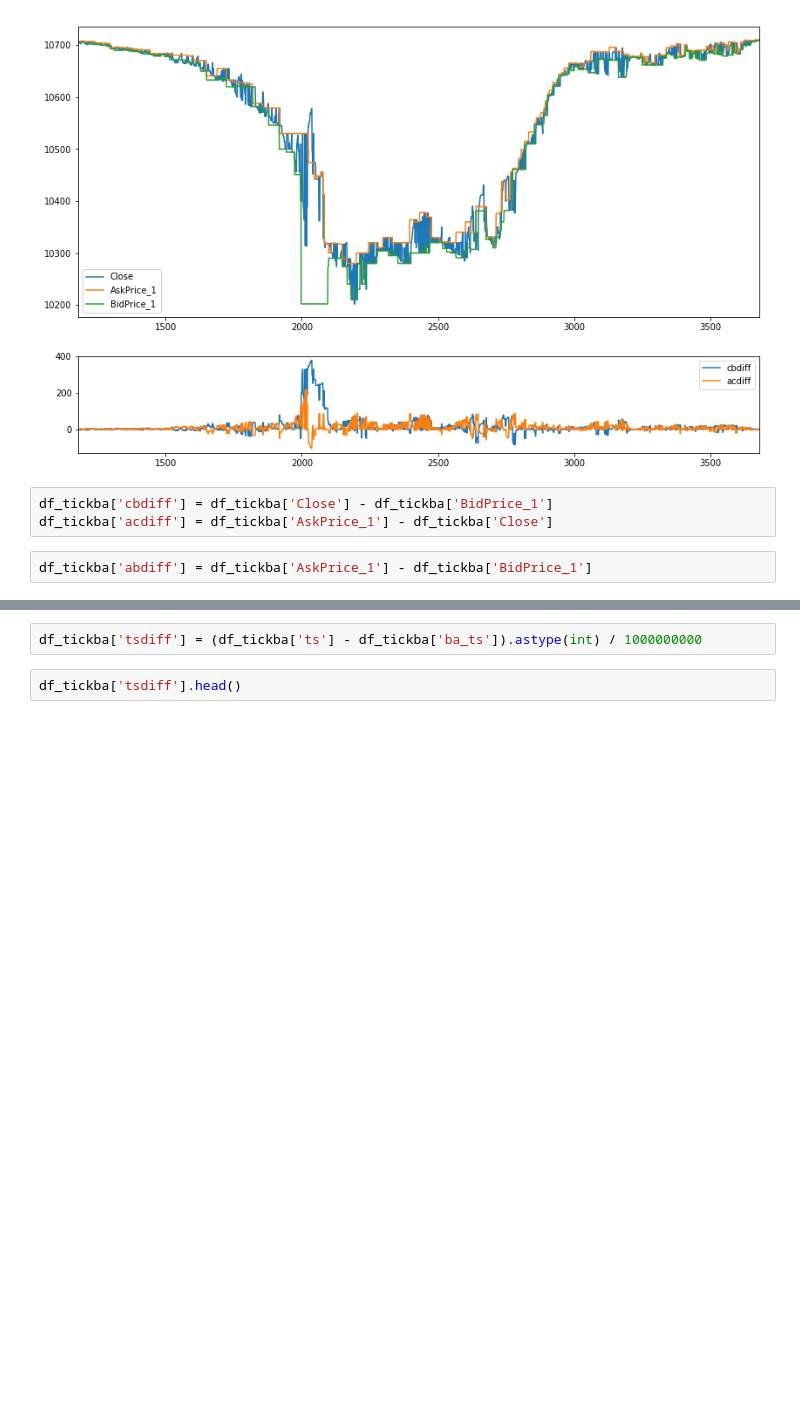
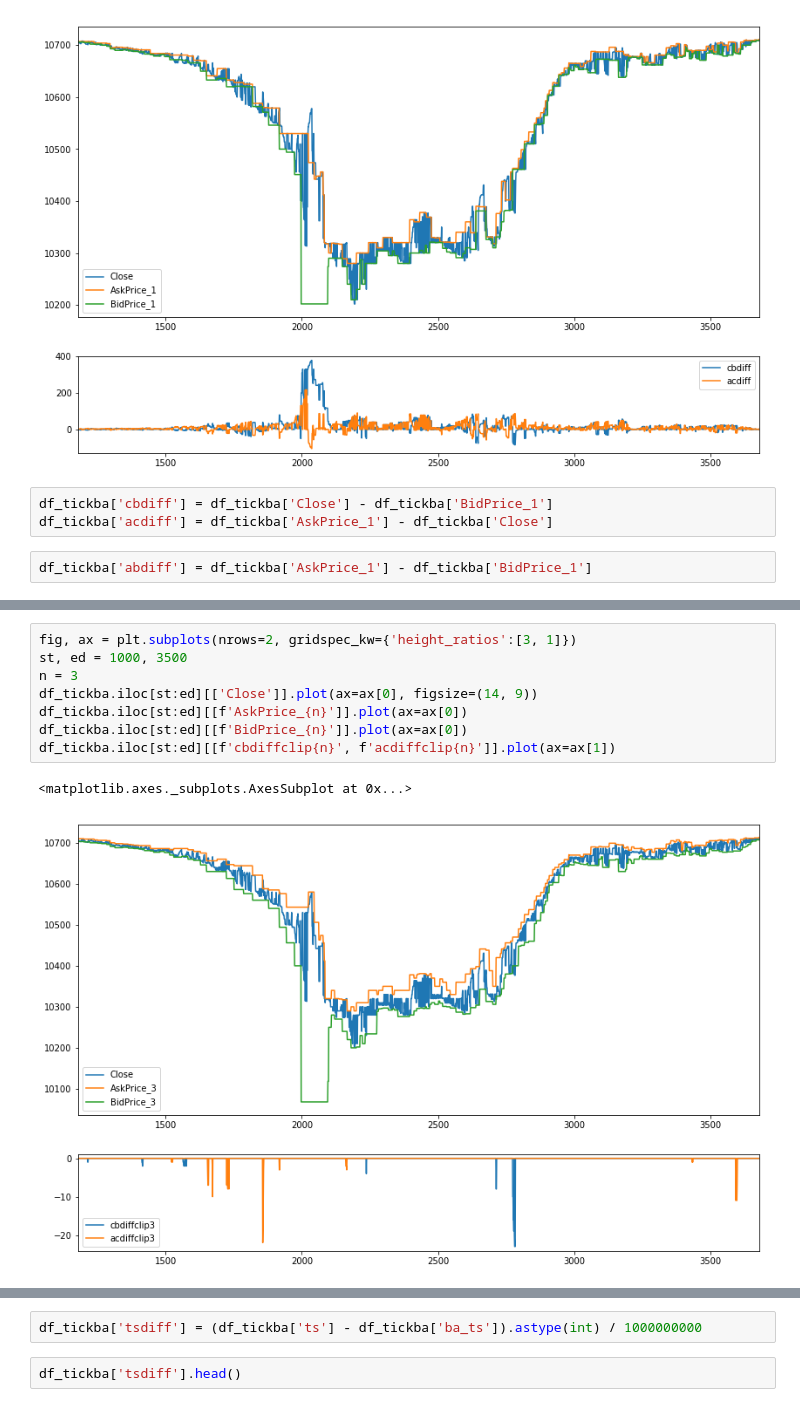
Before and after one commit to Yvictor/FlashCrash, a Jupyter notebook: 20190703TX.ipynb, the cells around one changed output, grey strips where cells are left out. Saved outputs shown, nothing was run; the diff lists cells and outputs as text; blank space fills up the shorter version.

```diff
--- a/20190703TX.ipynb
+++ b/20190703TX.ipynb
@@ -150,0 +172,11 @@ df_tickba['abdiff'] = df_tickba['AskPrice_1'] - df_tickba['BidPrice_1']
+# %%
+fig, ax = plt.subplots(nrows=2, gridspec_kw={'height_ratios':[3, 1]})
+st, ed = 1000, 3500
+n = 3
+df_tickba.iloc[st:ed][['Close']].plot(ax=ax[0], figsize=(14, 9))
+df_tickba.iloc[st:ed][[f'AskPrice_{n}']].plot(ax=ax[0])
+df_tickba.iloc[st:ed][[f'BidPrice_{n}']].plot(ax=ax[0])
+df_tickba.iloc[st:ed][[f'cbdiffclip{n}', f'acdiffclip{n}']].plot(ax=ax[1])
+# %% [output]
+<matplotlib.axes._subplots.AxesSubplot at 0x...>
+[figure, added]
```
Also changed, not shown: parts of 5 cells of this notebook.
